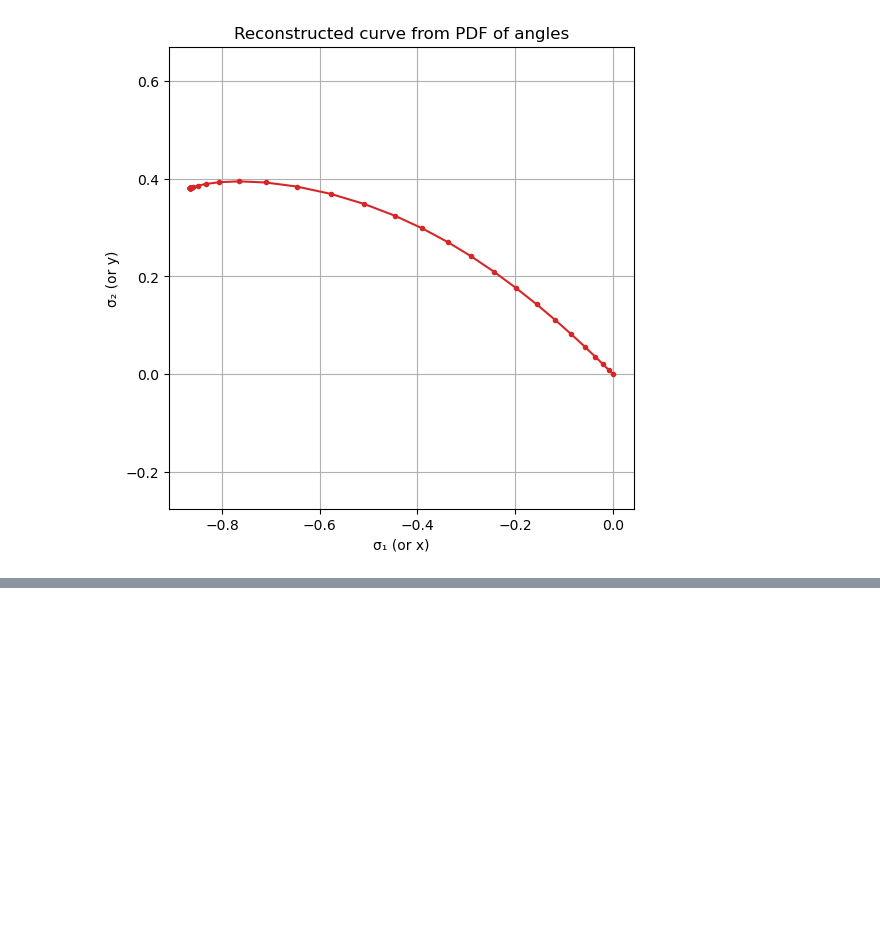
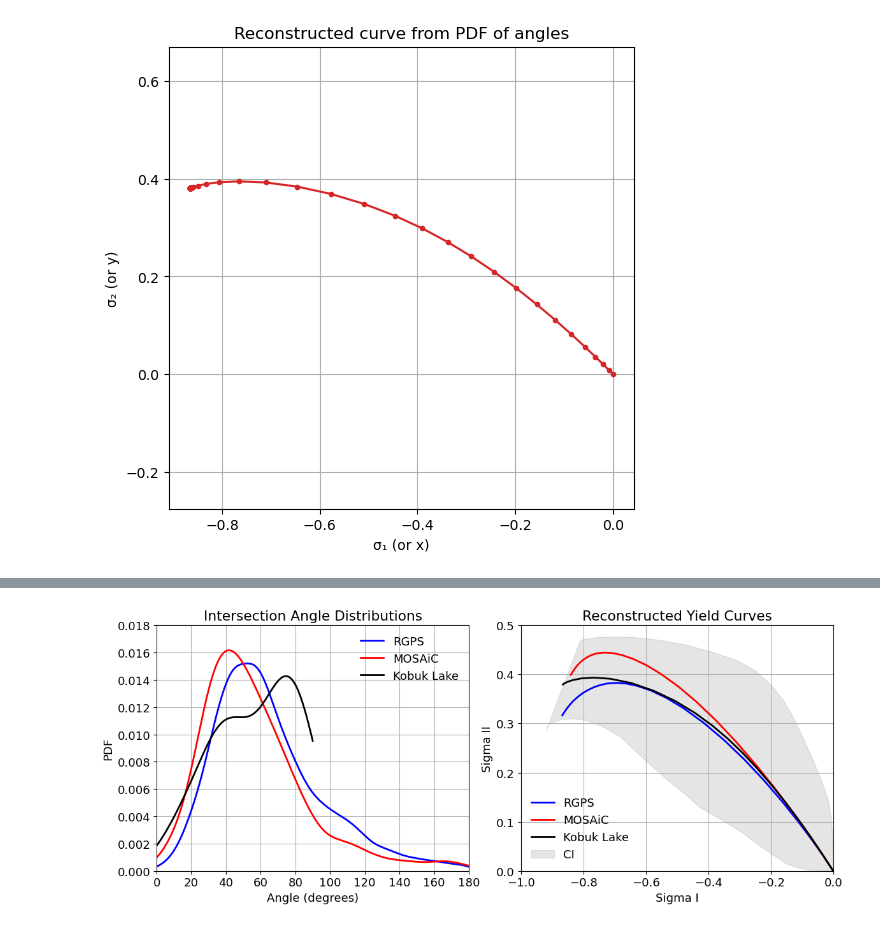
Before and after one commit to kovaleskima/KobukData, a Jupyter notebook: observed_angles.ipynb, the cells around one changed output, grey strips where cells are left out. Drawn from its saved outputs; the diff is of its cells as text; code cells hidden in the pictures; blank space fills up the shorter version.

```diff
--- a/observed_angles.ipynb
+++ b/observed_angles.ipynb
@@ -202,0 +326,52 @@ i=0, bin_center_deg=2.500
+# %%
+plt.rcParams.update({'font.size': 13})
+
+fig, axes = plt.subplots(1, 2, figsize=(12, 5))
+
+kde = gaussian_kde(angles)
+rgps_kde = gaussian_kde(rgps_samples)
+mosaic_kde = gaussian_kde(mosaic_samples)
+
+x = np.linspace(0.0, 90.0, 500)
+x_180 = np.linspace(0.0, 180.0, 500)
+pdf_angles = kde(x)
+pdf_rgps = rgps_kde(x_180)
+pdf_mosaic = mosaic_kde(x_180)
+
+# Panel 1
+axes[0].plot(x_180, pdf_rgps, 'b', lw=2, label='RGPS')
+axes[0].plot(x_180, pdf_mosaic, 'r', lw=2, label='MOSAiC')
+axes[0].plot(x, pdf_angles, 'k', lw=2, label='Kobuk Lake')
+axes[0].set_title('Intersection Angle Distributions')
+axes[0].set_xlabel('Angle (degrees)')
+axes[0].set_ylabel('PDF')
+axes[0].set_xlim(0,180)
+axes[0].set_ylim(0, 0.018)
+axes[0].grid(True)
+axes[0].legend(frameon=False)
+
+# Panel 2
+axes[1].plot(rgps_array[:,0], rgps_array[:,1], 'b', lw=2, label='RGPS')
+axes[1].plot(mosaic_array[:,0], mosaic_array[:,1], 'r', lw=2, label='MOSAiC')
+axes[1].plot(r_mean[:,0], r_mean[:,1], lw=2, color='black', label='Kobuk Lake')
+axes[1].fill(
+    np.concatenate([lower[:,0], upper[::-1,0]]),
+    np.concatenate([lower[:,1], upper[::-1,1]]),
+    alpha=0.2,
+    color='gray',
+    label = 'CI'
+)
+
+axes[1].set_title('Reconstructed Yield Curves')
+axes[1].set_xlabel('Sigma I')
+axes[1].set_ylabel('Sigma II')
+axes[1].set_xlim(-1.0, 0.0)
+axes[1].set_ylim(0.0, 0.5)
+axes[1].grid(True)
+
+axes[1].legend(frameon=False)
+
+plt.tight_layout()
+plt.show()
+# %% [output]
+[figure, added]
```
Also changed, not shown: parts of 5 cells of this notebook, 4 other files.
